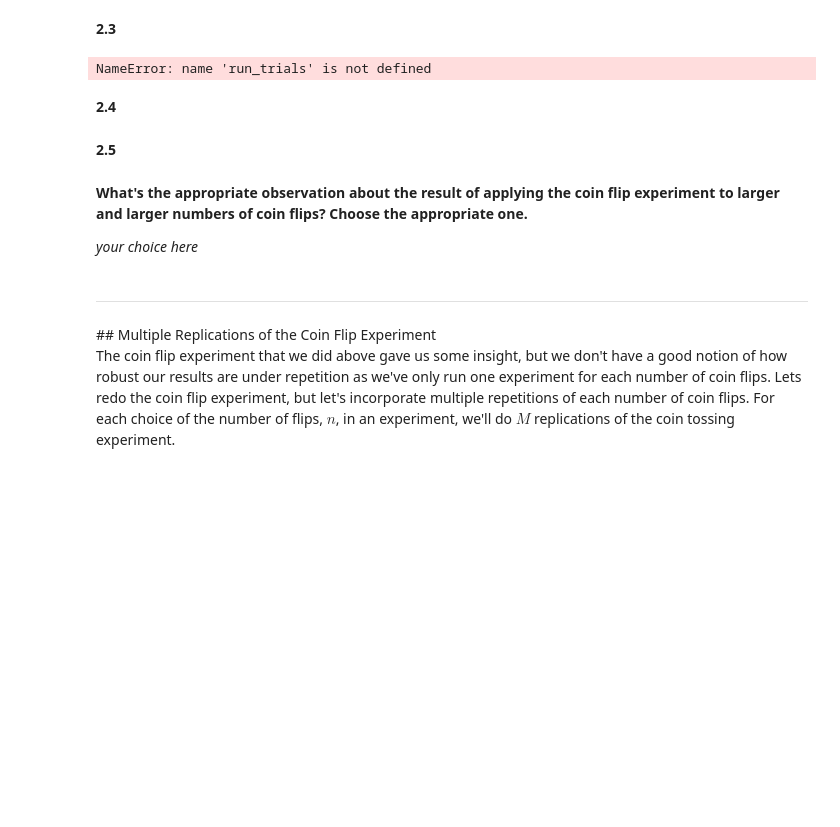
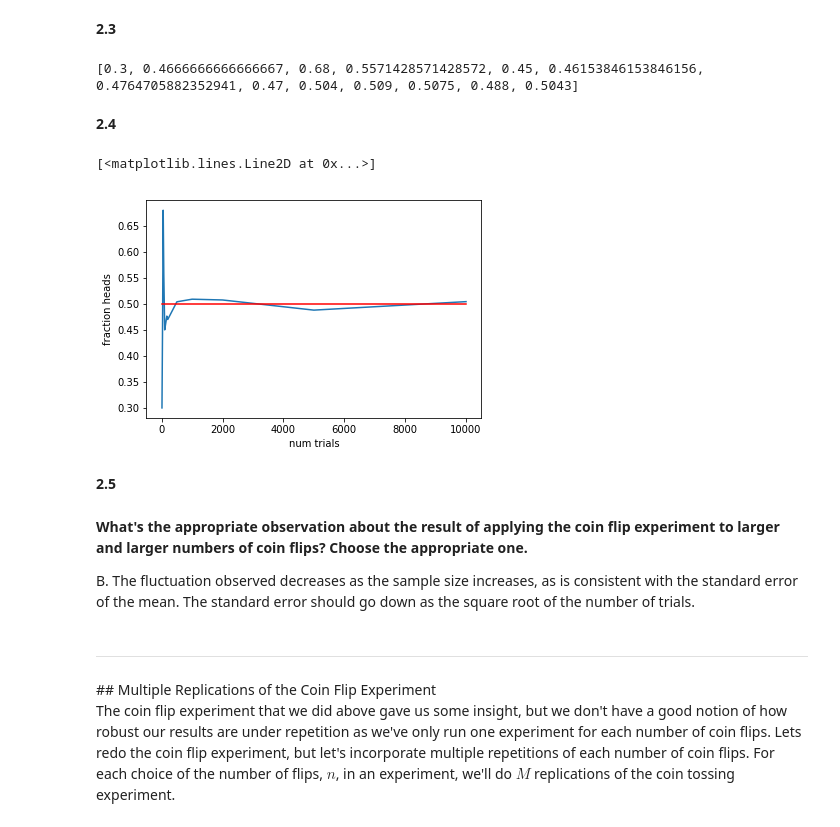
Before and after one commit to werkhoven/CS109_notebooks, a Jupyter notebook: HW0/cs109a_hw0.ipynb, the cells around one changed output. Drawn from its saved outputs; the diff is of its cells as text; code cells hidden in the pictures; blank space fills up the shorter version.

```diff
--- a/HW0/cs109a_hw0.ipynb
+++ b/HW0/cs109a_hw0.ipynb
@@ -322,0 +413,10 @@ Now that we know how to run our coin flip experiment, we're interested in knowin
+# %%
+nThrows = 40
+throws1 = throw_a_coin(nThrows)
+nHeads1 = 0
+for i in throws1:
+    if i=='H':
+        nHeads1 = nHeads1 + 1
+
+
+print(nHeads1/nThrows)
@@ -326,0 +427,11 @@ Now that we know how to run our coin flip experiment, we're interested in knowin
+# %%
+nThrows = 40
+throws2 = throw_a_coin(nThrows)
+nHeads2 = 0
+for i in throws2:
+    if i=='H':
+        nHeads2 = nHeads2 + 1
+
+
+print(nHeads2/nThrows)
+print((nHeads1 + nHeads2)/(nThrows*2))
@@ -333,6 +447,23 @@ n_flips = [10, 30, 50, 70, 100, 130, 170, 200, 500, 1000, 2000, 5000, 10000]
+# %%
+def run_trials(n_flips):
+
+    proportions = []
+
+    for i in n_flips:
+        nHeads = 0
+        throws = throw_a_coin(i)
+
+        for j in throws:
+            if j=='H':
+                nHeads = nHeads+1
+
+        proportions.append(nHeads/i)
+
+    return(proportions)
 # %%
 proportions = run_trials(n_flips)
+print(proportions)
 # %% [output]
-NameError: name 'run_trials' is not defined
+[0.3, 0.4666666666666667, 0.68, 0.5571428571428572, 0.45, 0.46153846153846156, 0.4764705882352941, 0.47, 0.504, 0.509, 0.5075, 0.488, 0.5043]
 # %% [markdown]
 **2.4**
@@ -341,9 +470,20 @@ NameError: name 'run_trials' is not defined
+# %%
+%matplotlib inline
+import matplotlib.pyplot as plt
+
+ph=plt.plot(n_flips,proportions)
+plt.xlabel('num trials')
+plt.ylabel('fraction heads')
+plt.plot((0,n_flips[-1]),(0.5,0.5),'r')
+# %% [output]
+[<matplotlib.lines.Line2D at 0x...>]
+[figure, added]
 # %% [markdown]
 **2.5**
 # %% [markdown]
 **What's the appropriate observation about the result of applying the coin flip experiment to larger and larger numbers of coin flips?  Choose the appropriate one.**
 
-*your choice here*
+B. The fluctuation observed decreases as the sample size increases, as is consistent with the standard error of the mean. The standard error should go down as the square root of the number of trials.
 # %% [markdown]
 <hr style='height:1px'>
 ## Multiple Replications of the Coin Flip Experiment
```
Also changed, not shown: parts of 13 cells of this notebook.
